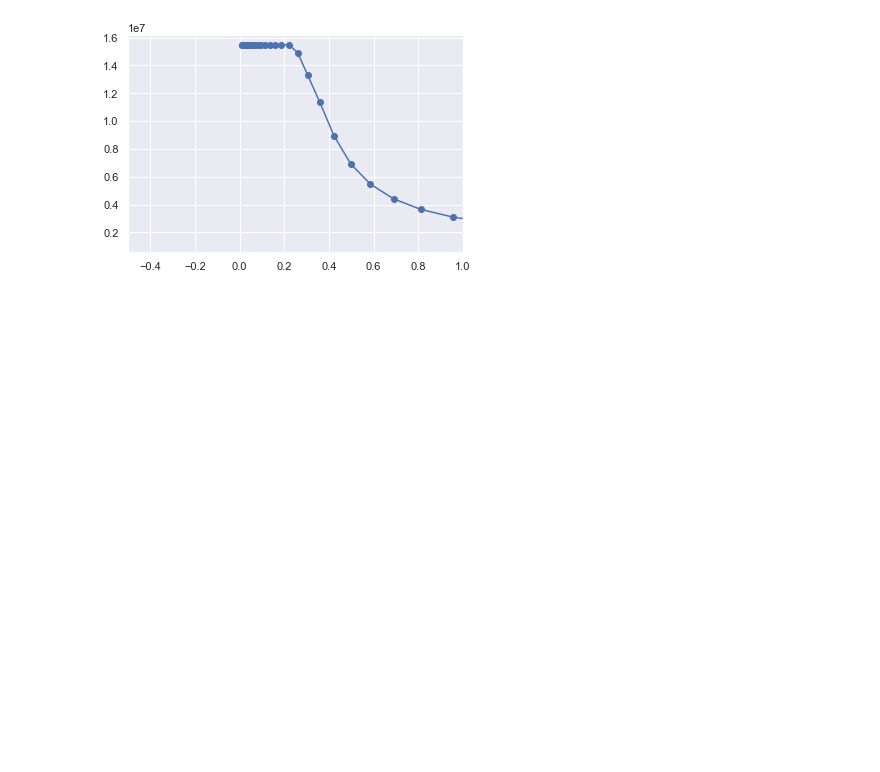
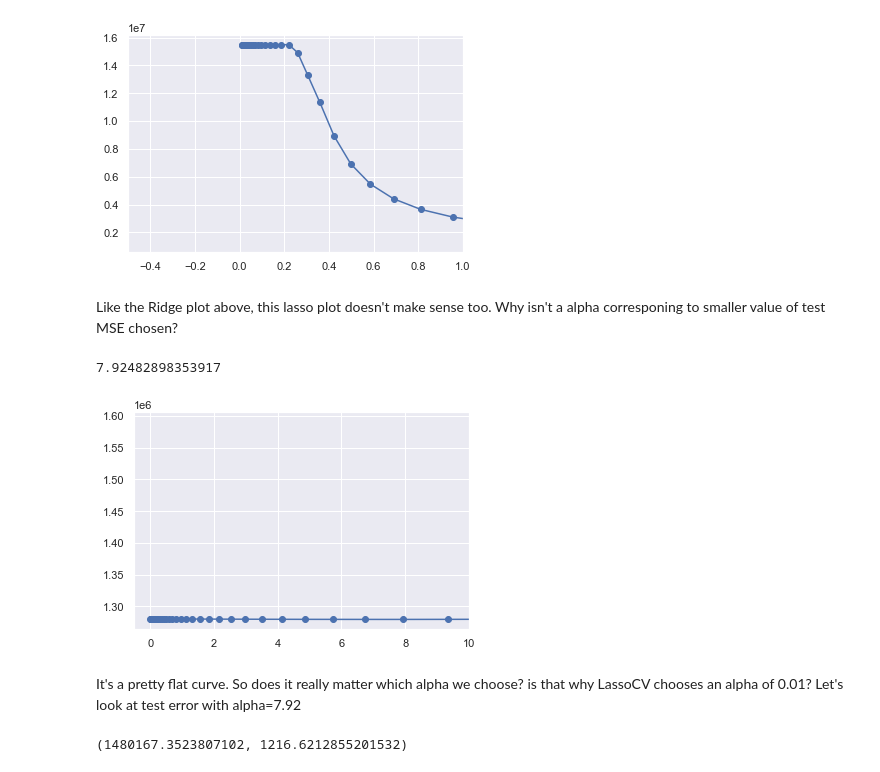
Before and after one commit to jvenepal/ISL, a Jupyter notebook: notebooks/chap6_exer.ipynb, the cells around one changed output. Cells and saved outputs as stored; diff of their text form; code cells hidden in the pictures; blank space fills up the shorter version.

```diff
--- a/notebooks/chap6_exer.ipynb
+++ b/notebooks/chap6_exer.ipynb
@@ -142,3 +142,38 @@ plt.xlim([-.5, 1])
 plt.show();
 # %% [output]
 [figure]
+# %% [markdown]
+Like the Ridge plot above, this lasso plot doesn't make sense too. Why isn't a alpha corresponing to smaller value of test MSE chosen?
+# %%
+# let's do k-fold cross-validation manually
+from sklearn.model_selection import KFold
+kf = KFold(n_splits=5)
+lasso_reg = Lasso()
+alpha_mse = []
+for a in alphas:
+    lasso_reg.set_params(alpha=a)
+    mse = []
+    for train_idx, valid_idx in kf.split(X_train):
+        #print(X_train.iloc[train_idx].shape, X_train.iloc[valid_idx].shape)
+        lasso_reg.fit(X_train.iloc[train_idx], y_train[train_idx])
+        y_valid_pred = lasso_reg.predict(X_train.iloc[valid_idx])
+        mse.append(mean_squared_error(y_train[valid_idx], y_valid_pred))
+    alpha_mse.append(np.mean(mse))
+# %%
+alphas[np.argmin(alpha_mse)]
+# %% [output]
+7.92482898353917
+# %%
+plt.plot(alphas, alpha_mse, 'b-o')
+plt.xlim([-.5,10]);
+# %% [output]
+[figure, added]
+# %% [markdown]
+It's a pretty flat curve. So does it really matter which alpha we choose? is that why LassoCV chooses an alpha of 0.01? Let's look at test error with alpha=7.92
+# %%
+lasso_reg = Lasso(alpha=7.92)
+lasso_reg.fit(X_train, y_train)
+mse = mean_squared_error(y_test, lasso_reg.predict(X_test))
+mse, np.sqrt(mse)
+# %% [output]
+(1480167.3523807102, 1216.6212855201532)
```
Also changed, not shown: parts of 40 cells of this notebook.
